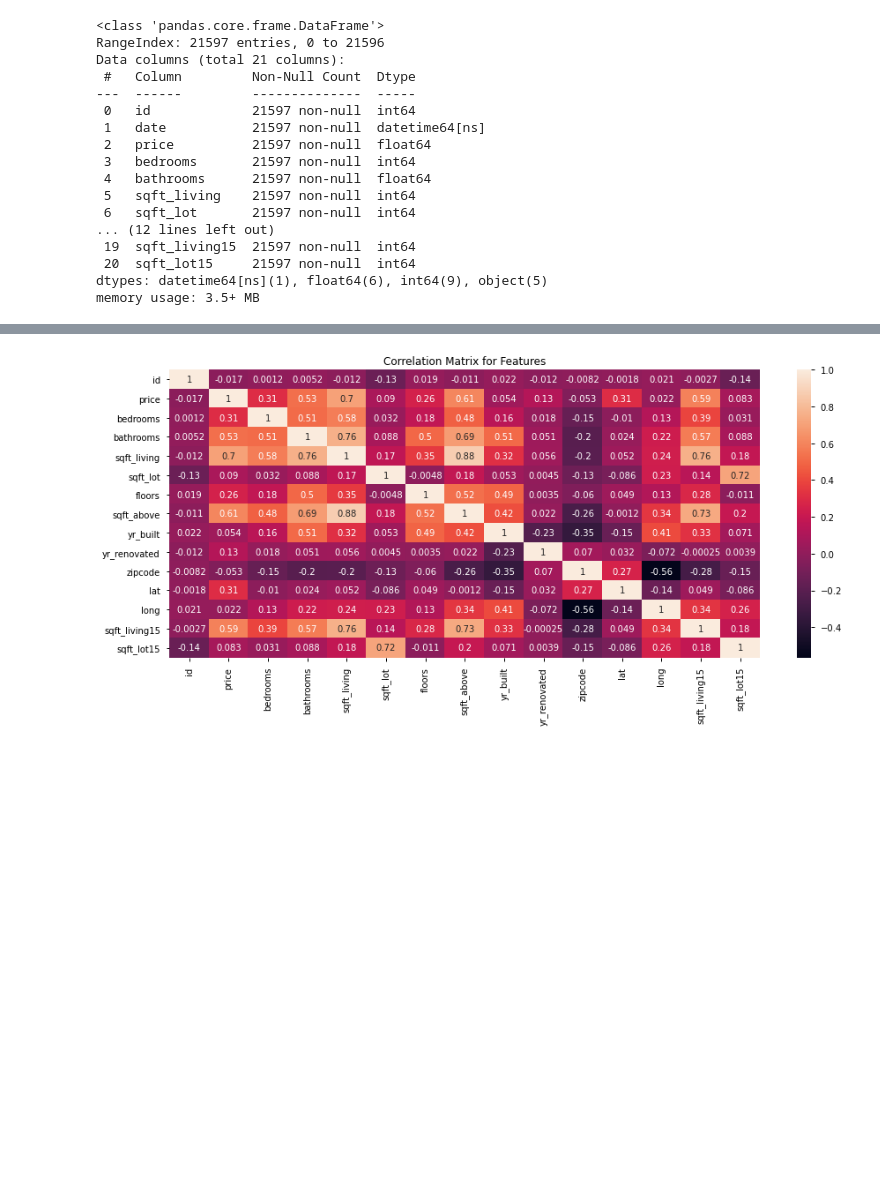
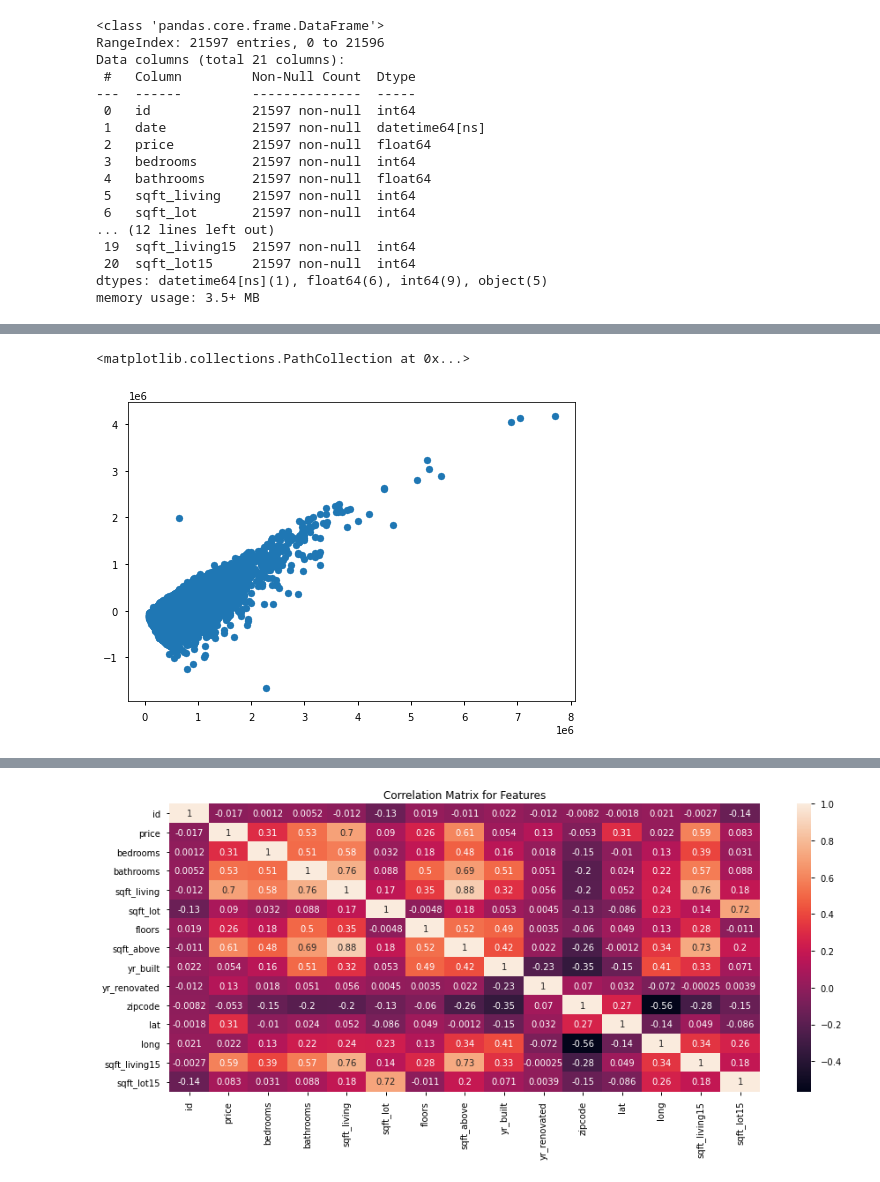
Before and after one commit to brdeleon/dsc-phase-2-project-v2-3, a Jupyter notebook: df_name_change.ipynb, the cells around one changed output, grey strips where cells are left out. Cells and saved outputs as stored; diff of their text form; code cells hidden in the pictures; blank space fills up the shorter version.

```diff
--- a/df_name_change.ipynb
+++ b/df_name_change.ipynb
@@ -87,0 +115,6 @@ memory usage: 3.5+ MB
+# %%
+fig, ax = plt.subplots()
+ax.scatter(y,resids)
+# %% [output]
+<matplotlib.collections.PathCollection at 0x...>
+[figure, added]
```
Also changed, not shown: parts of 38 cells of this notebook.
